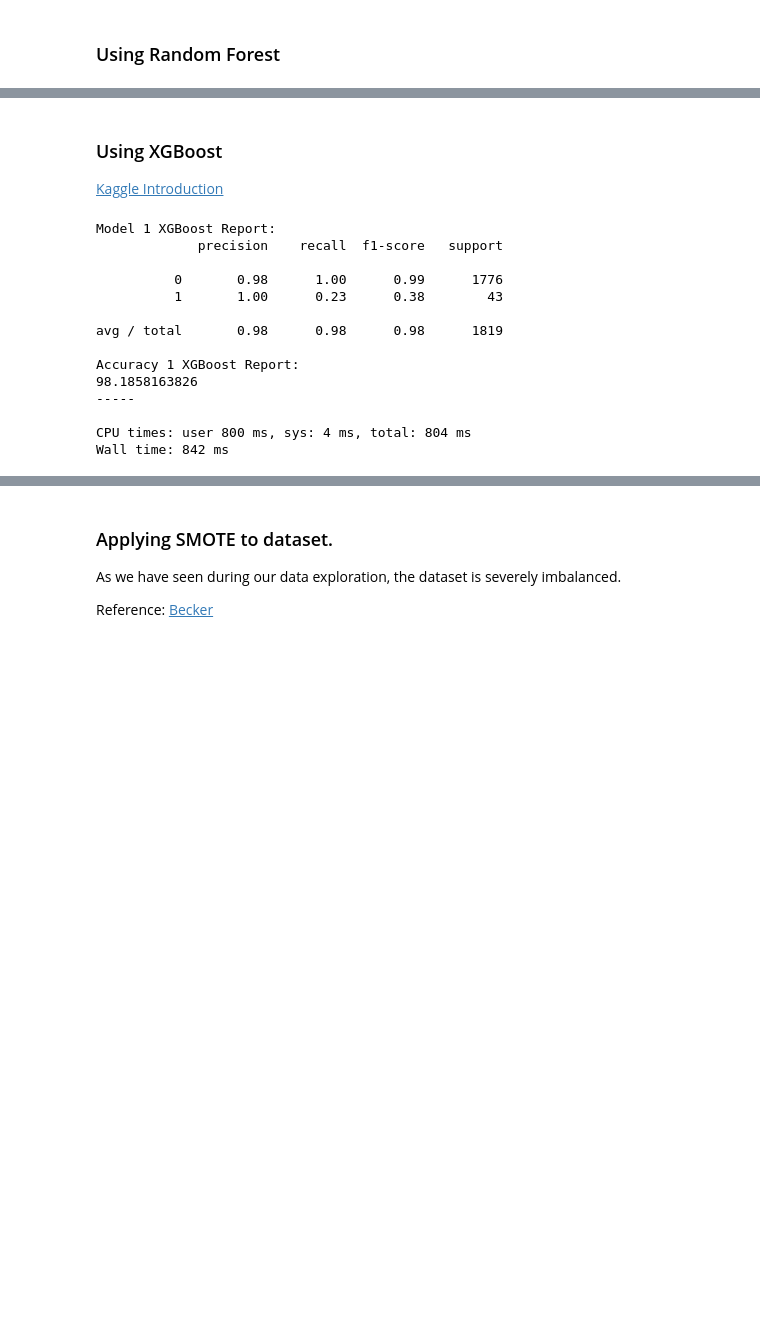
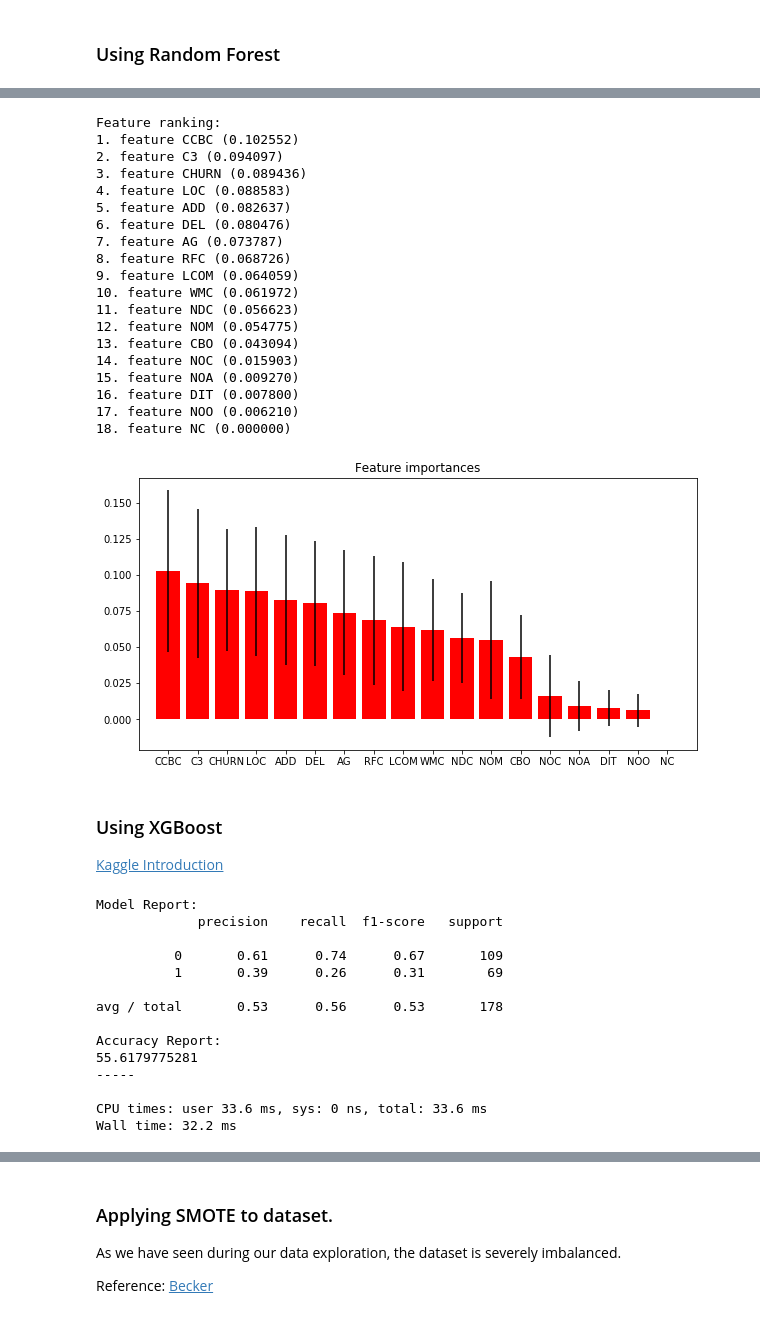
Before and after one commit to JerelynCo/RefactoringXGBoost, a Jupyter notebook: ProcProdRefRecommendation.ipynb, the cells around one changed output, grey strips where cells are left out. Drawn from its saved outputs; the diff is of its cells as text; code cells hidden in the pictures; blank space fills up the shorter version.

```diff
--- a/ProcProdRefRecommendation.ipynb
+++ b/ProcProdRefRecommendation.ipynb
@@ -107,0 +142,4 @@ Wall time: 4.61 s
+# %%
+%%time
+tuning_params = [{'n_estimators': [10, 20, 50, 100]}]
+est, y_true, y_pred = RF(X_train, y_train.values.ravel(), X_test, y_test.values.ravel(), tuning_params)
@@ -108,3 +164,26 @@ Wall time: 4.61 s
+# %%
+feature_ranking = feature_importances(est, features)
+# %% [output]
+Feature ranking:
+1. feature CCBC (0.102552)
+2. feature C3 (0.094097)
+3. feature CHURN (0.089436)
+4. feature LOC (0.088583)
+5. feature ADD (0.082637)
+6. feature DEL (0.080476)
+7. feature AG (0.073787)
+8. feature RFC (0.068726)
+9. feature LCOM (0.064059)
+10. feature WMC (0.061972)
+11. feature NDC (0.056623)
+12. feature NOM (0.054775)
+13. feature CBO (0.043094)
+14. feature NOC (0.015903)
+15. feature NOA (0.009270)
+16. feature DIT (0.007800)
+17. feature NOO (0.006210)
+18. feature NC (0.000000)
+[figure, added]
 # %% [markdown]
 ### Using XGBoost
 
@@ -112,24 +191,24 @@ Wall time: 4.61 s
 # %%
 %%time
 model1 = xgb.XGBClassifier()
-train_model1 = model1.fit(X_train, y_train)
+train_model1 = model1.fit(X_train, y_train.values.ravel())
 
 pred1 = train_model1.predict(X_test)
 
-metrics_report(1, "XGBoost", y_test, pred1)
+metrics_report(y_test, pred1)
 # %% [output]
-Model 1 XGBoost Report:
+Model Report:
              precision    recall  f1-score   support
 
-          0       0.98      1.00      0.99      1776
-          1       1.00      0.23      0.38        43
+          0       0.61      0.74      0.67       109
+          1       0.39      0.26      0.31        69
 
-avg / total       0.98      0.98      0.98      1819
+avg / total       0.53      0.56      0.53       178
 
-Accuracy 1 XGBoost Report:
-98.1858163826
+Accuracy Report:
+55.6179775281
 -----
 
-CPU times: user 800 ms, sys: 4 ms, total: 804 ms
-Wall time: 842 ms
+CPU times: user 33.6 ms, sys: 0 ns, total: 33.6 ms
+Wall time: 32.2 ms
 # %%
```
Also changed, not shown: parts of 42 cells of this notebook, 1 other file.
